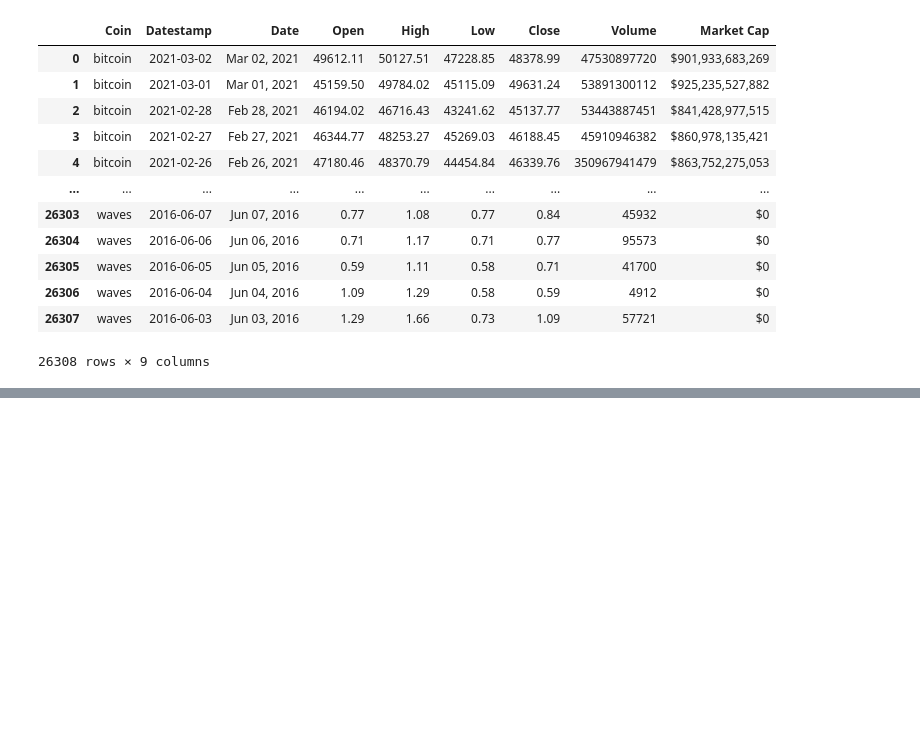
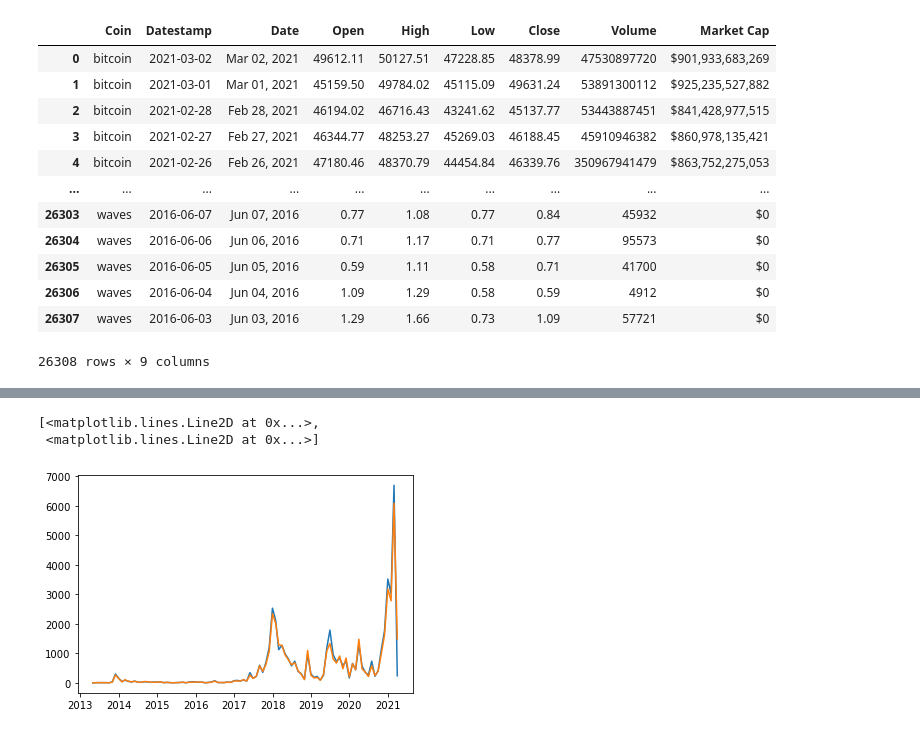
Before and after one commit to nickkyklausng/Crypto-Assignment, a Jupyter notebook: Dave-Crypto-Scratch-Notebook.ipynb, the cells around one changed output, grey strips where cells are left out. Saved outputs shown, nothing was run; the diff lists cells and outputs as text; code cells hidden in the pictures; blank space fills up the shorter version.

```diff
--- a/Dave-Crypto-Scratch-Notebook.ipynb
+++ b/Dave-Crypto-Scratch-Notebook.ipynb
@@ -86,0 +98,7 @@ RawCrypto_df
+# %%
+bitcoin_groupbymonth_df = bitcoin_df.groupby(pd.Grouper(key='Datestamp',freq='1M'))
+plt.plot(bitcoin_groupbymonth_df[['High','Low']].std())
+# %% [output]
+[<matplotlib.lines.Line2D at 0x...>,
+ <matplotlib.lines.Line2D at 0x...>]
+[figure, added]
```
Also changed, not shown: parts of 4 cells of this notebook.
